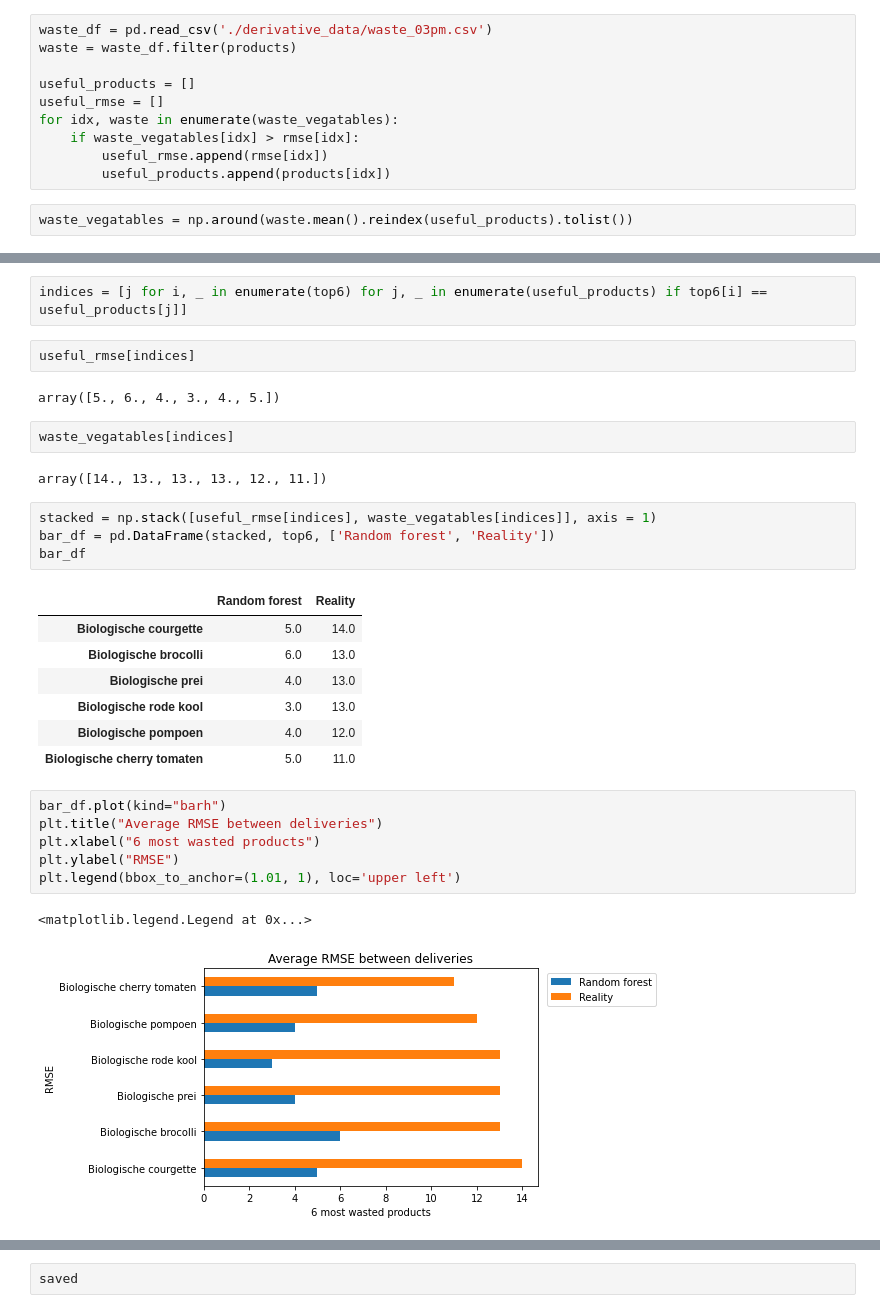
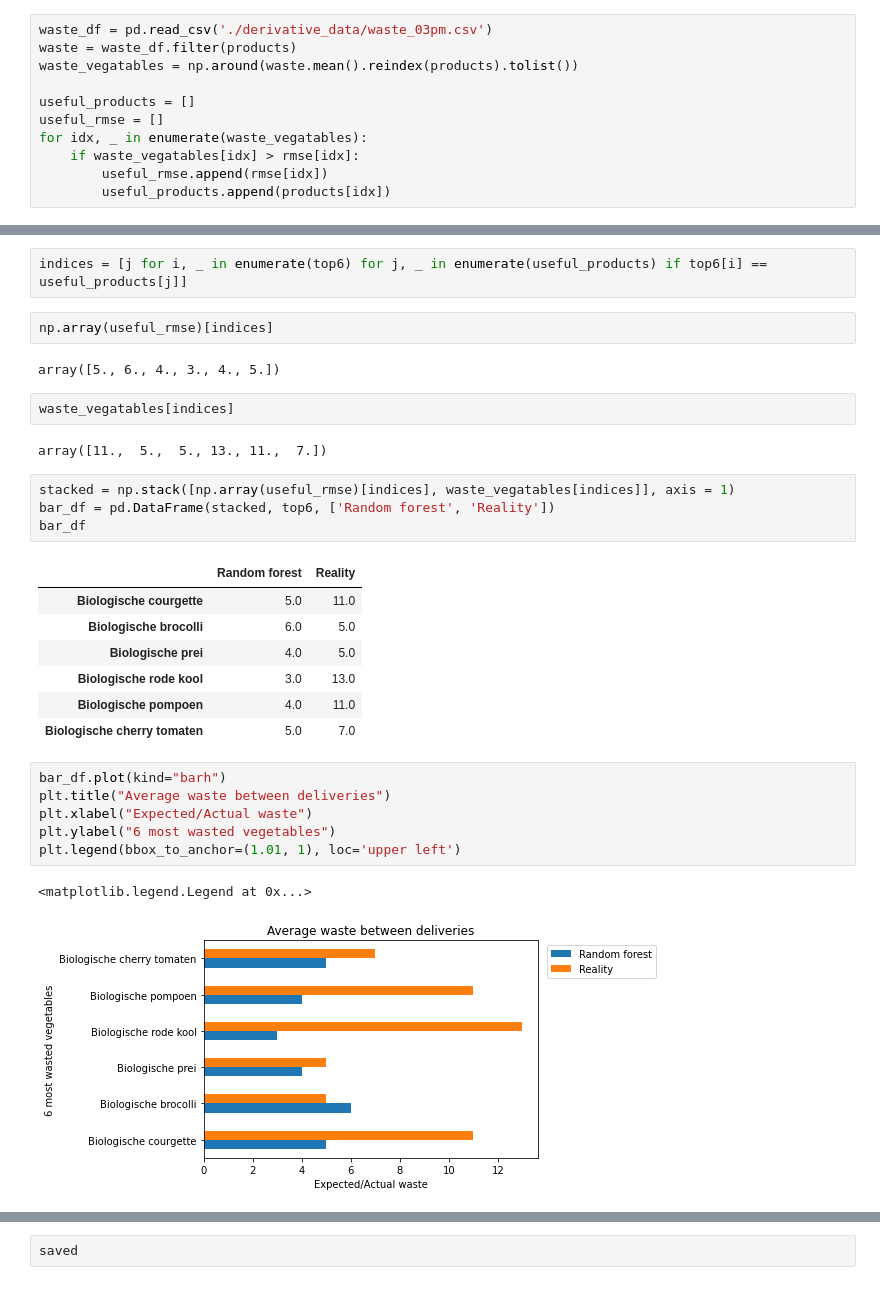
Before and after one commit to JiapengFan/JBG050-group-4, a Jupyter notebook: final_model_random_forest.ipynb, the cells around one changed output, grey strips where cells are left out. Saved outputs shown, nothing was run; the diff lists cells and outputs as text.

```diff
--- a/final_model_random_forest.ipynb
+++ b/final_model_random_forest.ipynb
@@ -119,15 +121,14 @@ products
 # %%
 waste_df = pd.read_csv('./derivative_data/waste_03pm.csv')
 waste = waste_df.filter(products)
+waste_vegatables = np.around(waste.mean().reindex(products).tolist())
 
 useful_products = []
 useful_rmse = []
-for idx, waste in enumerate(waste_vegatables):
+for idx, _ in enumerate(waste_vegatables):
     if waste_vegatables[idx] > rmse[idx]:
         useful_rmse.append(rmse[idx])
         useful_products.append(products[idx])
-# %%
-waste_vegatables = np.around(waste.mean().reindex(useful_products).tolist())
 # %%
 waste_vegatables
 # %% [output]
@@ -178,35 +174,35 @@ Index(['Biologische courgette', 'Biologische brocolli', 'Biologische prei',
       dtype='object')
 # %%
 indices = [j for i, _ in enumerate(top6) for j, _ in enumerate(useful_products) if top6[i] == useful_products[j]]
-# %%
-useful_rmse[indices]
-# %% [output]
-array([5., 6., 4., 3., 4., 5.])
+# %%
+np.array(useful_rmse)[indices]
+# %% [output]
+array([5., 6., 4., 3., 4., 5.])
 # %%
 waste_vegatables[indices]
 # %% [output]
-array([14., 13., 13., 13., 12., 11.])
+array([11.,  5.,  5., 13., 11.,  7.])
 # %%
-stacked = np.stack([useful_rmse[indices], waste_vegatables[indices]], axis = 1)
+stacked = np.stack([np.array(useful_rmse)[indices], waste_vegatables[indices]], axis = 1)
 bar_df = pd.DataFrame(stacked, top6, ['Random forest', 'Reality'])
 bar_df
 # %% [output]
 |  | Random forest | Reality |
-| Biologische courgette | 5.0 | 14.0 |
-| Biologische brocolli | 6.0 | 13.0 |
-| Biologische prei | 4.0 | 13.0 |
+| Biologische courgette | 5.0 | 11.0 |
+| Biologische brocolli | 6.0 | 5.0 |
+| Biologische prei | 4.0 | 5.0 |
 | Biologische rode kool | 3.0 | 13.0 |
-| Biologische pompoen | 4.0 | 12.0 |
-| Biologische cherry tomaten | 5.0 | 11.0 |
+| Biologische pompoen | 4.0 | 11.0 |
+| Biologische cherry tomaten | 5.0 | 7.0 |
 # %%
 bar_df.plot(kind="barh")
-plt.title("Average RMSE between deliveries")
-plt.xlabel("6 most wasted products")
-plt.ylabel("RMSE")
+plt.title("Average waste between deliveries")
+plt.xlabel("Expected/Actual waste")
+plt.ylabel("6 most wasted vegetables")
 plt.legend(bbox_to_anchor=(1.01, 1), loc='upper left')
 # %% [output]
 <matplotlib.legend.Legend at 0x...>
-[figure, old version]
+[figure, new version]
 # %%
 waste_vegatables
 # %% [output]
```
Also changed, not shown: parts of 18 cells of this notebook.
